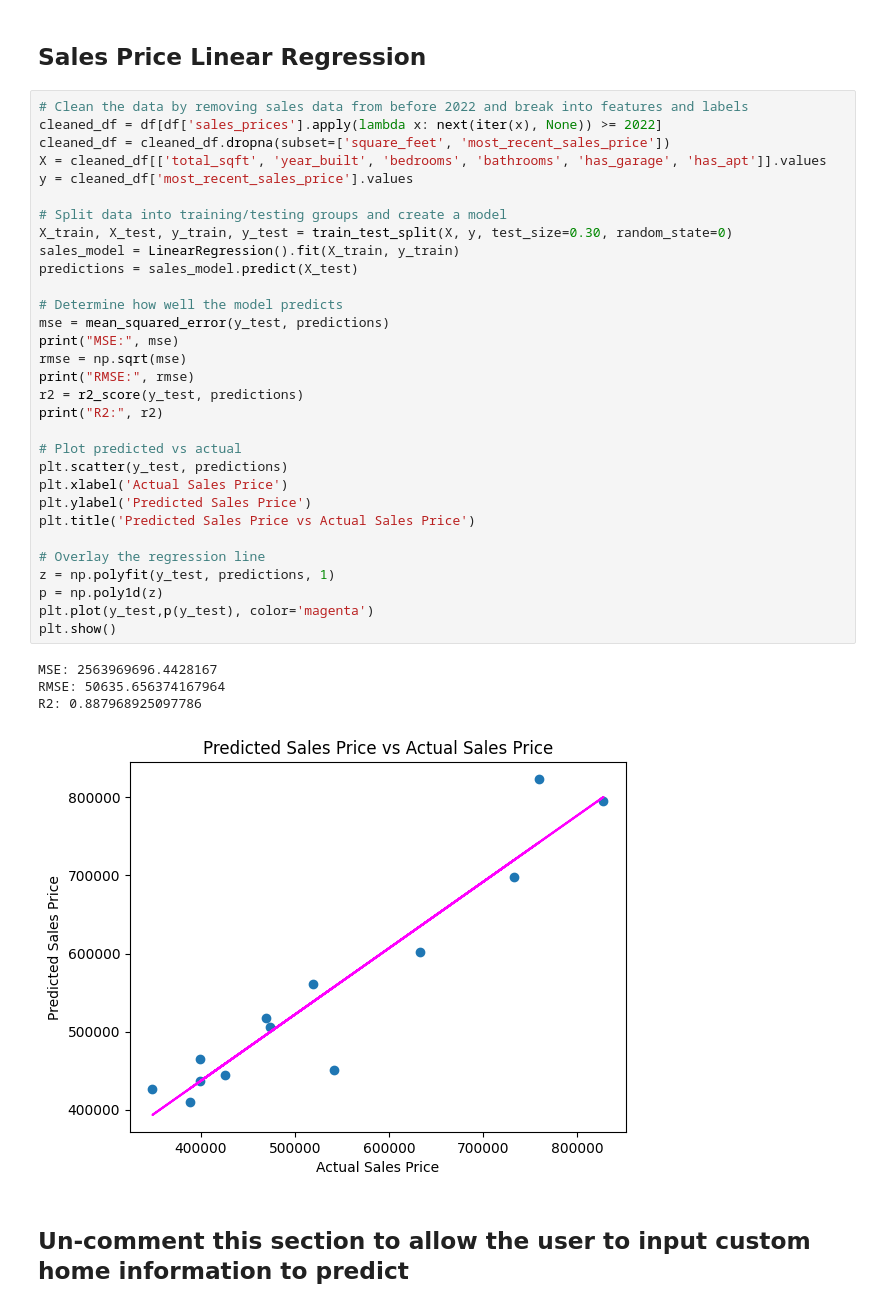
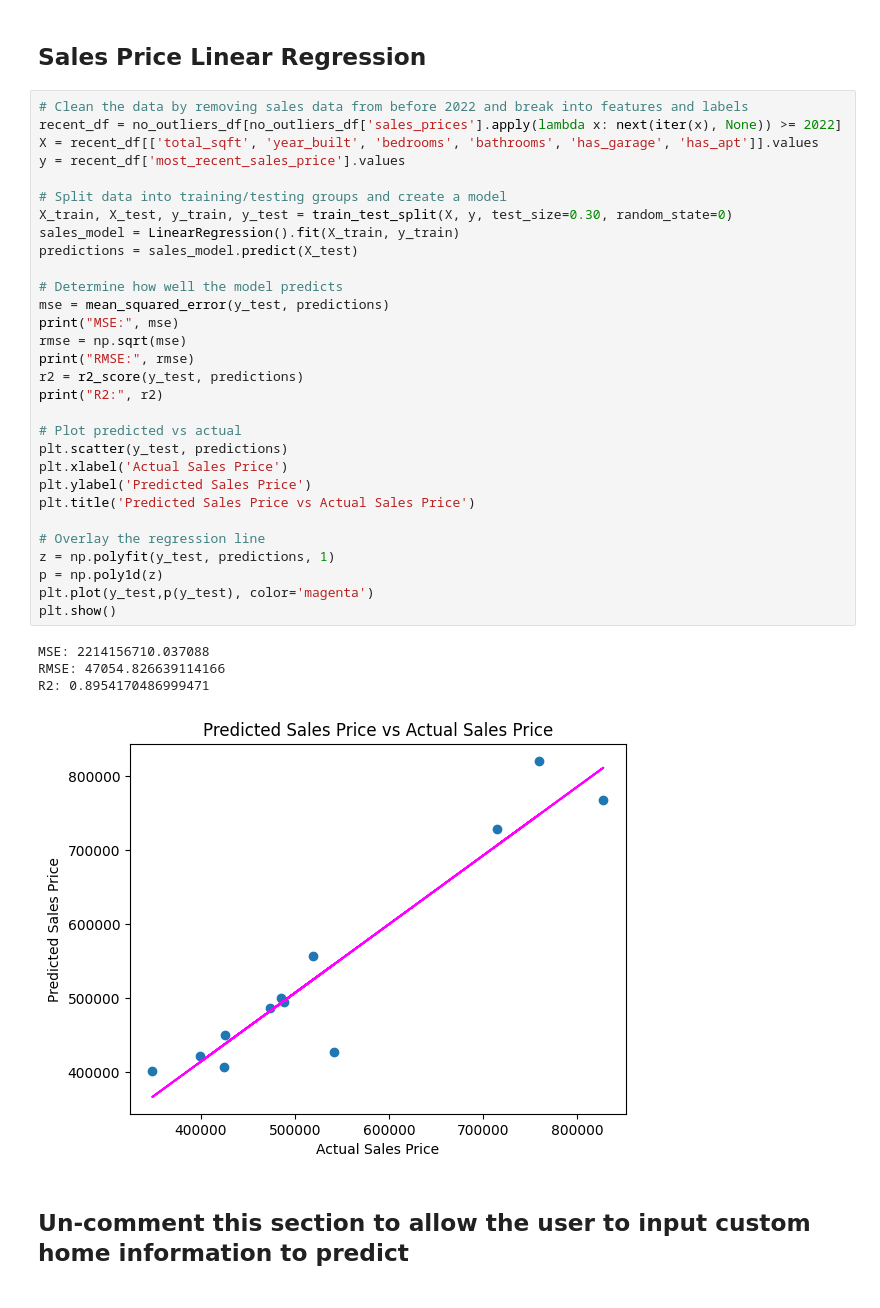
Before and after one commit to jason-christopher/Wheeler_Home_Values, a Jupyter notebook: analysis.ipynb, the cells around one changed output. Cells and saved outputs as stored; diff of their text form.

```diff
--- a/analysis.ipynb
+++ b/analysis.ipynb
@@ -330,40 +237,39 @@ R2: 0.8799758327468593
 ## Sales Price Linear Regression
 # %%
 # Clean the data by removing sales data from before 2022 and break into features and labels
-cleaned_df = df[df['sales_prices'].apply(lambda x: next(iter(x), None)) >= 2022]
-cleaned_df = cleaned_df.dropna(subset=['square_feet', 'most_recent_sales_price'])
-X = cleaned_df[['total_sqft', 'year_built', 'bedrooms', 'bathrooms', 'has_garage', 'has_apt']].values
-y = cleaned_df['most_recent_sales_price'].values
+recent_df = no_outliers_df[no_outliers_df['sales_prices'].apply(lambda x: next(iter(x), None)) >= 2022]
+X = recent_df[['total_sqft', 'year_built', 'bedrooms', 'bathrooms', 'has_garage', 'has_apt']].values
+y = recent_df['most_recent_sales_price'].values
 
 # Split data into training/testing groups and create a model
 X_train, X_test, y_train, y_test = train_test_split(X, y, test_size=0.30, random_state=0)
 sales_model = LinearRegression().fit(X_train, y_train)
 predictions = sales_model.predict(X_test)
 
 # Determine how well the model predicts
 mse = mean_squared_error(y_test, predictions)
 print("MSE:", mse)
 rmse = np.sqrt(mse)
 print("RMSE:", rmse)
 r2 = r2_score(y_test, predictions)
 print("R2:", r2)
 
 # Plot predicted vs actual
 plt.scatter(y_test, predictions)
 plt.xlabel('Actual Sales Price')
 plt.ylabel('Predicted Sales Price')
 plt.title('Predicted Sales Price vs Actual Sales Price')
 
 # Overlay the regression line
 z = np.polyfit(y_test, predictions, 1)
 p = np.poly1d(z)
 plt.plot(y_test,p(y_test), color='magenta')
 plt.show()
 # %% [output]
-MSE: 2563969696.4428167
-RMSE: 50635.656374167964
-R2: 0.887968925097786
+MSE: 2214156710.037088
+RMSE: 47054.826639114166
+R2: 0.8954170486999471
-[figure, old version]
+[figure, new version]
 # %% [markdown]
 ## Un-comment this section to allow the user to input custom home information to predict
 # %%
```
Also changed, not shown: parts of 15 cells of this notebook.
